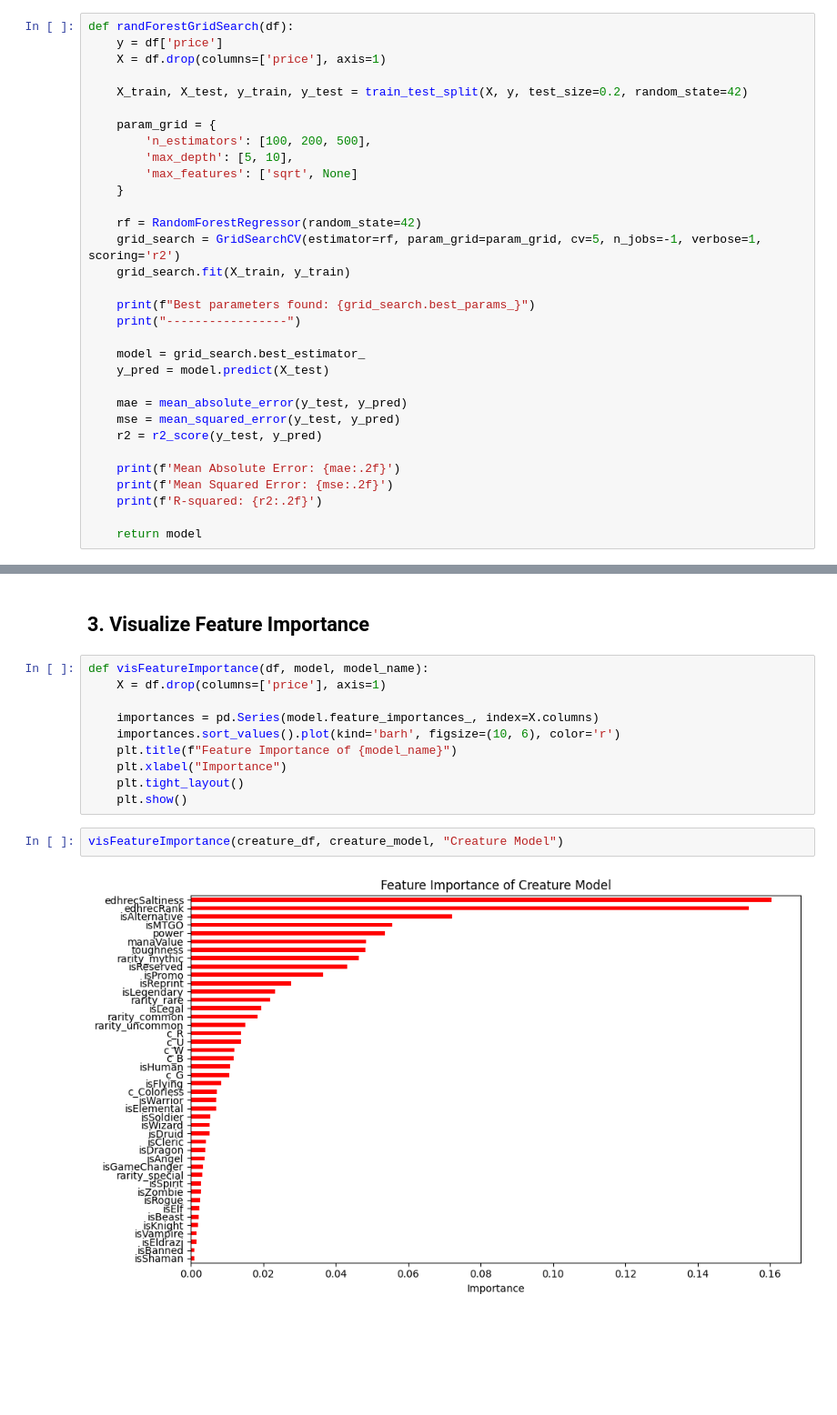
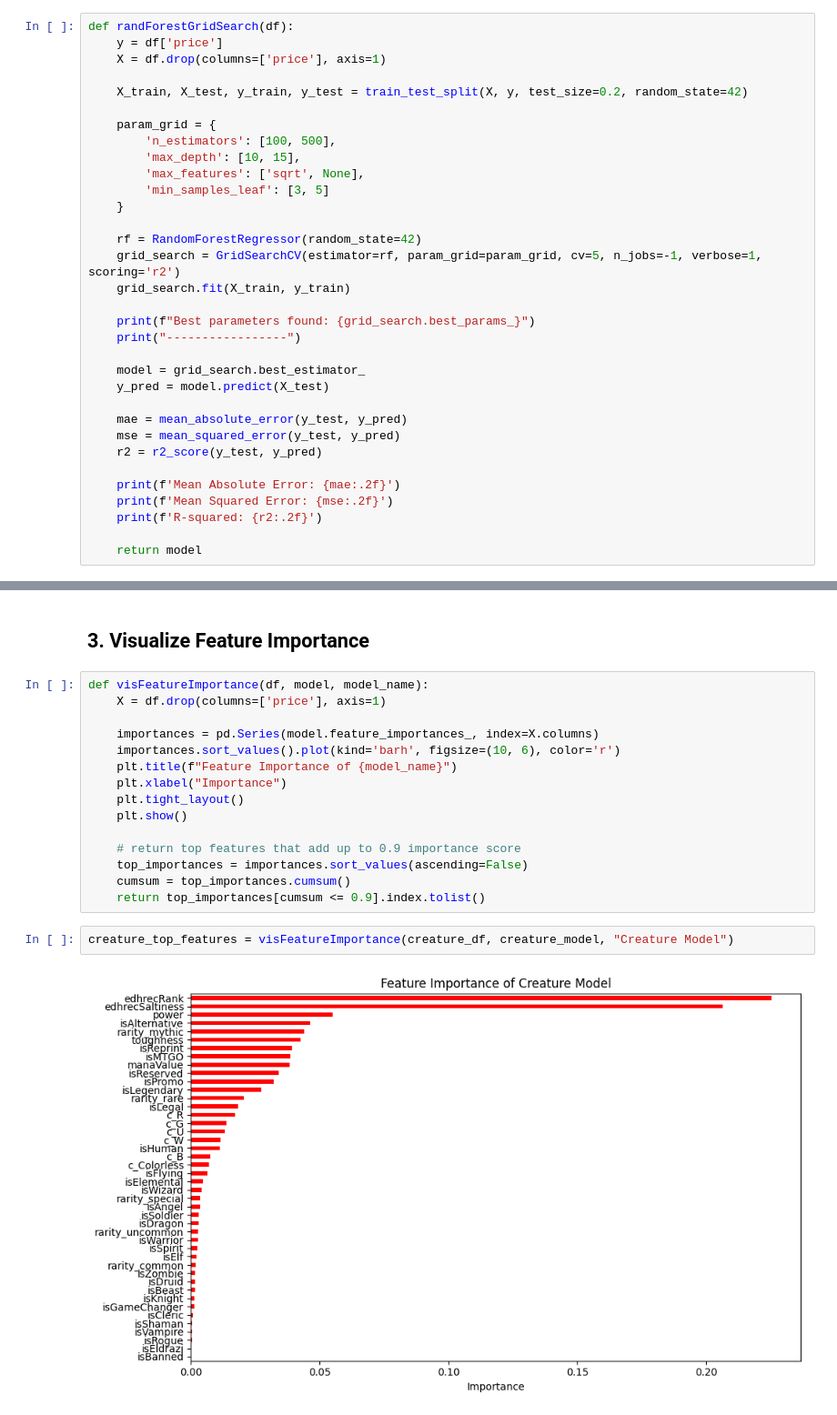
Before and after one commit to janelmjackson/understanding-mtg-card-value-through-ml, a Jupyter notebook: mtgjson_rand_forest_reg.ipynb, the cells around one changed output, grey strips where cells are left out. Shown at 91% size. Saved outputs shown, nothing was run; the diff lists cells and outputs as text; blank space fills up the shorter version.

```diff
--- a/mtgjson_rand_forest_reg.ipynb
+++ b/mtgjson_rand_forest_reg.ipynb
@@ -262,9 +248,10 @@ def randForestGridSearch(df):
     X_train, X_test, y_train, y_test = train_test_split(X, y, test_size=0.2, random_state=42)
 
     param_grid = {
-        'n_estimators': [100, 200, 500],
-        'max_depth': [5, 10],
-        'max_features': ['sqrt', None]
+        'n_estimators': [100, 500],
+        'max_depth': [10, 15],
+        'max_features': ['sqrt', None],
+        'min_samples_leaf': [3, 5]
     }
 
     rf = RandomForestRegressor(random_state=42)
@@ -331,8 +318,13 @@ def visFeatureImportance(df, model, model_name):
     plt.xlabel("Importance")
     plt.tight_layout()
     plt.show()
+
+    # return top features that add up to 0.9 importance score
+    top_importances = importances.sort_values(ascending=False)
+    cumsum = top_importances.cumsum()
+    return top_importances[cumsum <= 0.9].index.tolist()
 # %%
-visFeatureImportance(creature_df, creature_model, "Creature Model")
+creature_top_features = visFeatureImportance(creature_df, creature_model, "Creature Model")
 # %% [output]
-[figure, old version]
+[figure, new version]
 # %%
```
Also changed, not shown: parts of 14 cells of this notebook.
